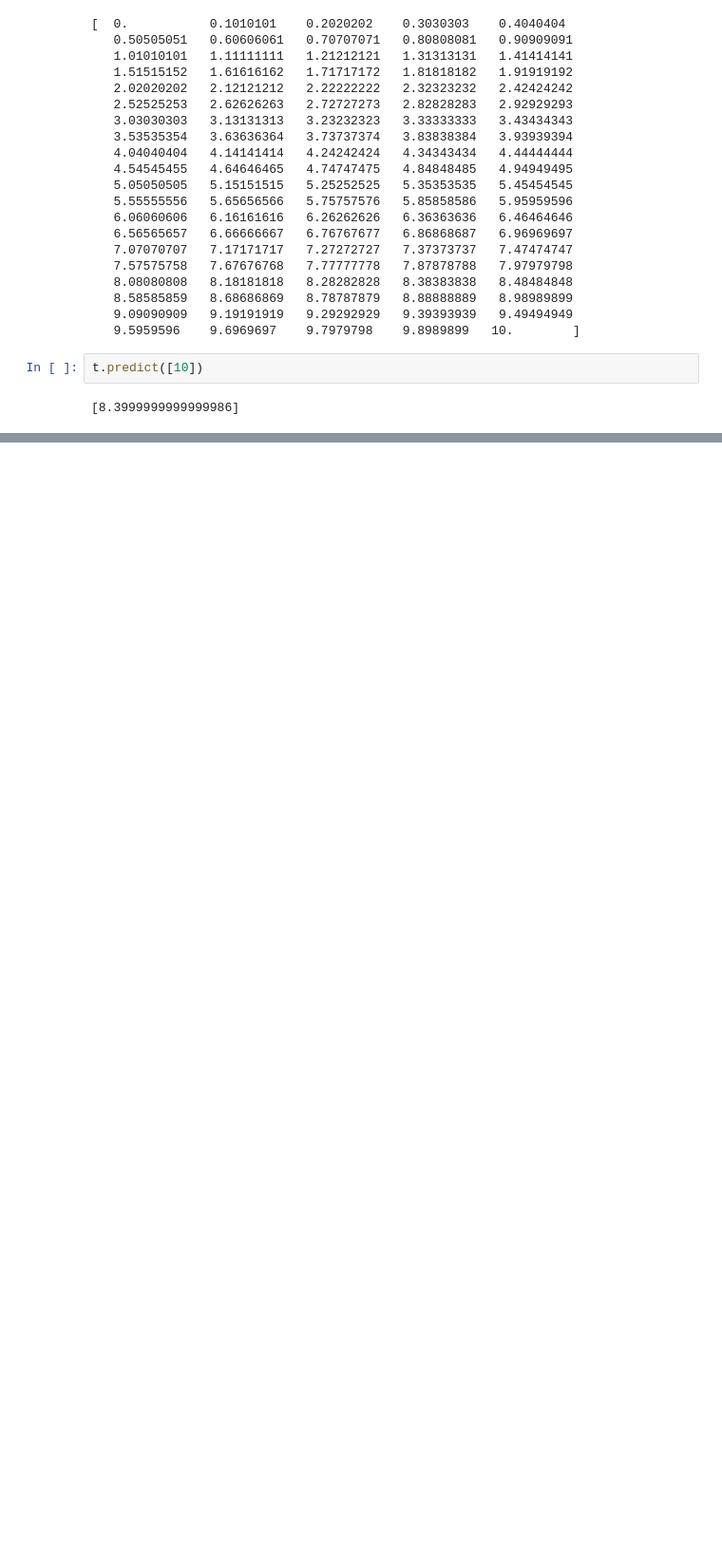
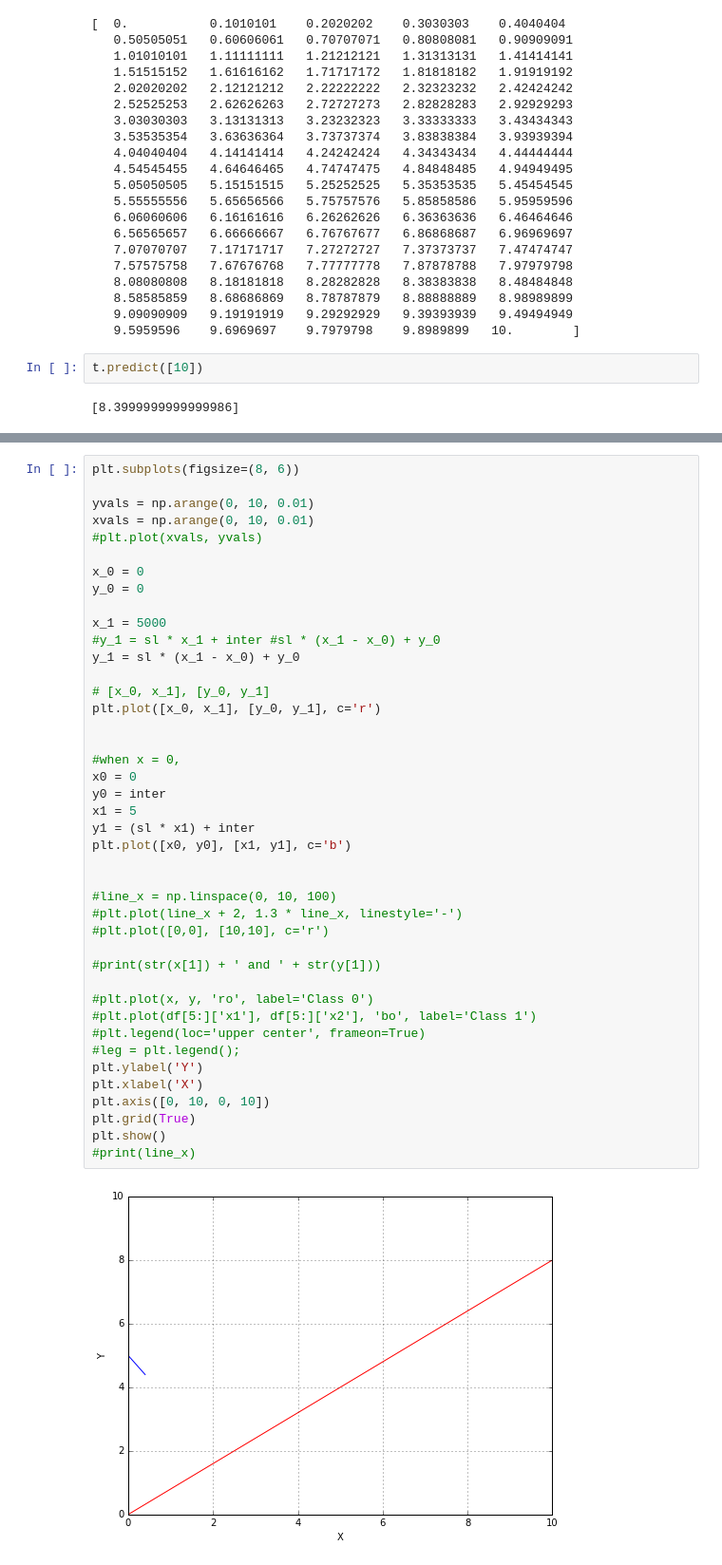
Before and after one commit to sethbunke/MachineLearningAlgorithmsFromScratch, a Jupyter notebook: Class encapsulation.ipynb, the cells around one changed output, grey strips where cells are left out. Shown at 95% size. Saved outputs shown, nothing was run; the diff lists cells and outputs as text; blank space fills up the shorter version.

```diff
--- a/Class encapsulation.ipynb
+++ b/Class encapsulation.ipynb
@@ -170,0 +228,44 @@ t.predict([10])
+# %%
+plt.subplots(figsize=(8, 6))
+
+yvals = np.arange(0, 10, 0.01)
+xvals = np.arange(0, 10, 0.01)
+#plt.plot(xvals, yvals)
+
+x_0 = 0
+y_0 = 0
+
+x_1 = 5000
+#y_1 = sl * x_1 + inter #sl * (x_1 - x_0) + y_0
+y_1 = sl * (x_1 - x_0) + y_0
+
+# [x_0, x_1], [y_0, y_1]
+plt.plot([x_0, x_1], [y_0, y_1], c='r')
+
+
+#when x = 0,
+x0 = 0
+y0 = inter
+x1 = 5
+y1 = (sl * x1) + inter
+plt.plot([x0, y0], [x1, y1], c='b')
+
+
+#line_x = np.linspace(0, 10, 100)
+#plt.plot(line_x + 2, 1.3 * line_x, linestyle='-')
+#plt.plot([0,0], [10,10], c='r')
+
+#print(str(x[1]) + ' and ' + str(y[1]))
+
+#plt.plot(x, y, 'ro', label='Class 0')
+#plt.plot(df[5:]['x1'], df[5:]['x2'], 'bo', label='Class 1')
+#plt.legend(loc='upper center', frameon=True)
+#leg = plt.legend();
+plt.ylabel('Y')
+plt.xlabel('X')
+plt.axis([0, 10, 0, 10])
+plt.grid(True)
+plt.show()
+#print(line_x)
+# %% [output]
+[figure, added]
```
Also changed, not shown: parts of 2 cells of this notebook.
